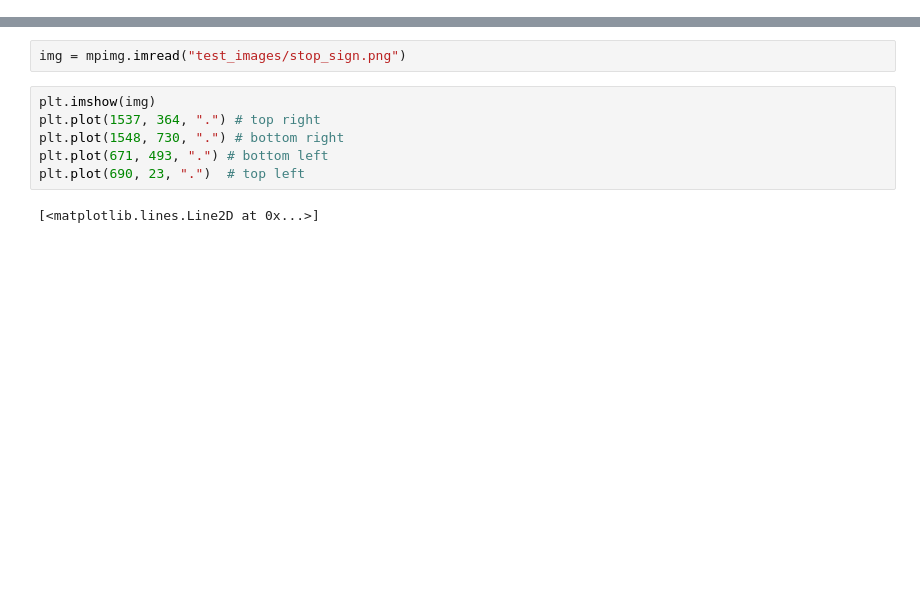
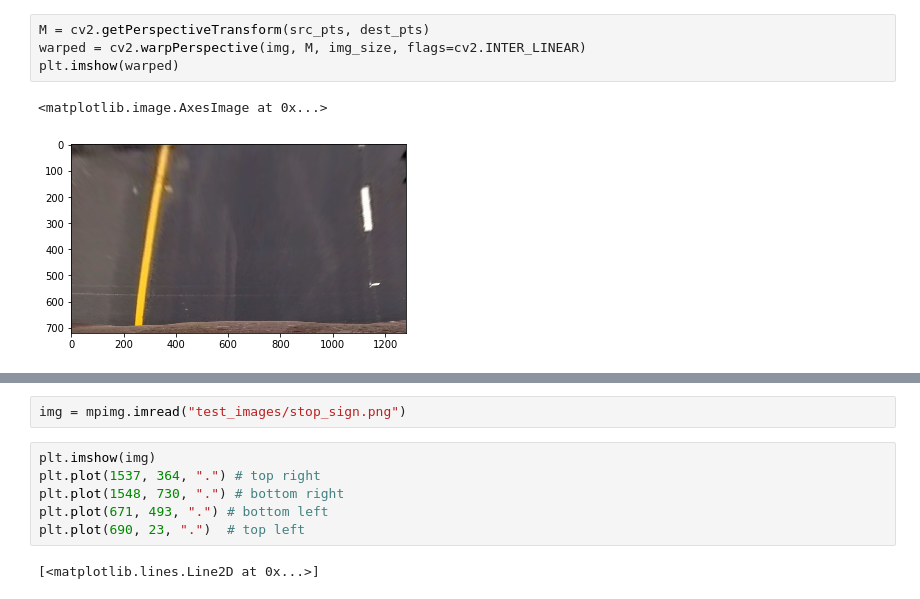
Before and after one commit to tleyden/CarND-Advanced-Lane-Lines, a Jupyter notebook: PerspectiveTransform.ipynb, the cells around one changed output, grey strips where cells are left out. Saved outputs shown, nothing was run; the diff lists cells and outputs as text; blank space fills up the shorter version.

```diff
--- a/PerspectiveTransform.ipynb
+++ b/PerspectiveTransform.ipynb
@@ -5,0 +146,7 @@ import numpy as np
+# %%
+M = cv2.getPerspectiveTransform(src_pts, dest_pts)
+warped = cv2.warpPerspective(img, M, img_size, flags=cv2.INTER_LINEAR)
+plt.imshow(warped)
+# %% [output]
+<matplotlib.image.AxesImage at 0x...>
+[figure, added]
```
Also changed, not shown: parts of 18 cells of this notebook, 4 other files.
